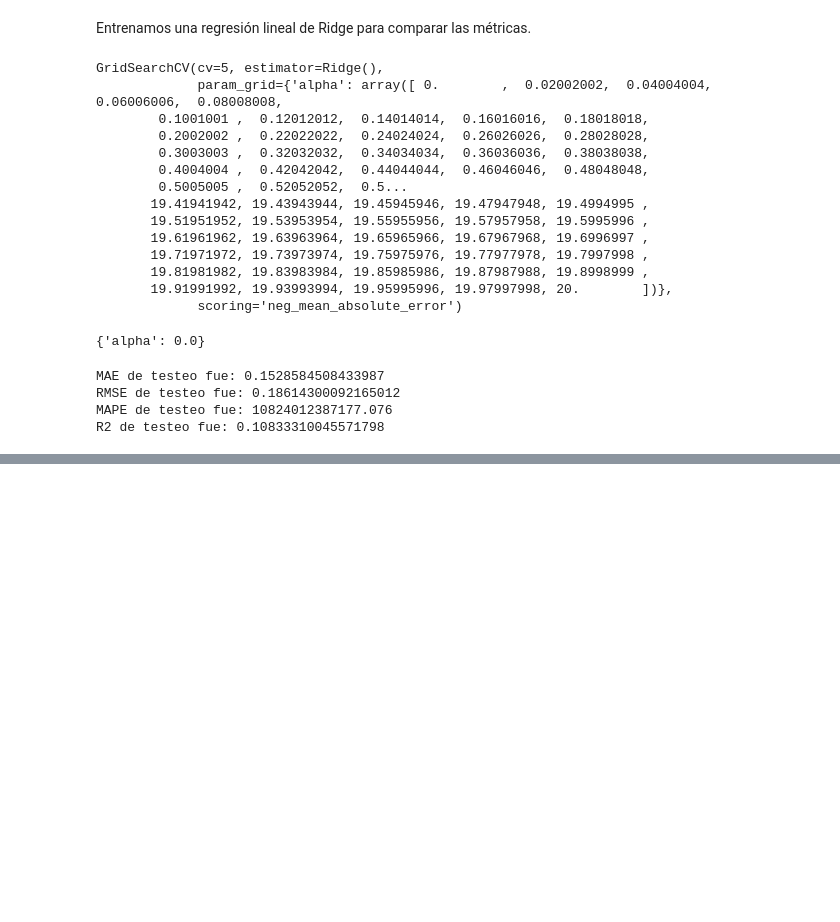
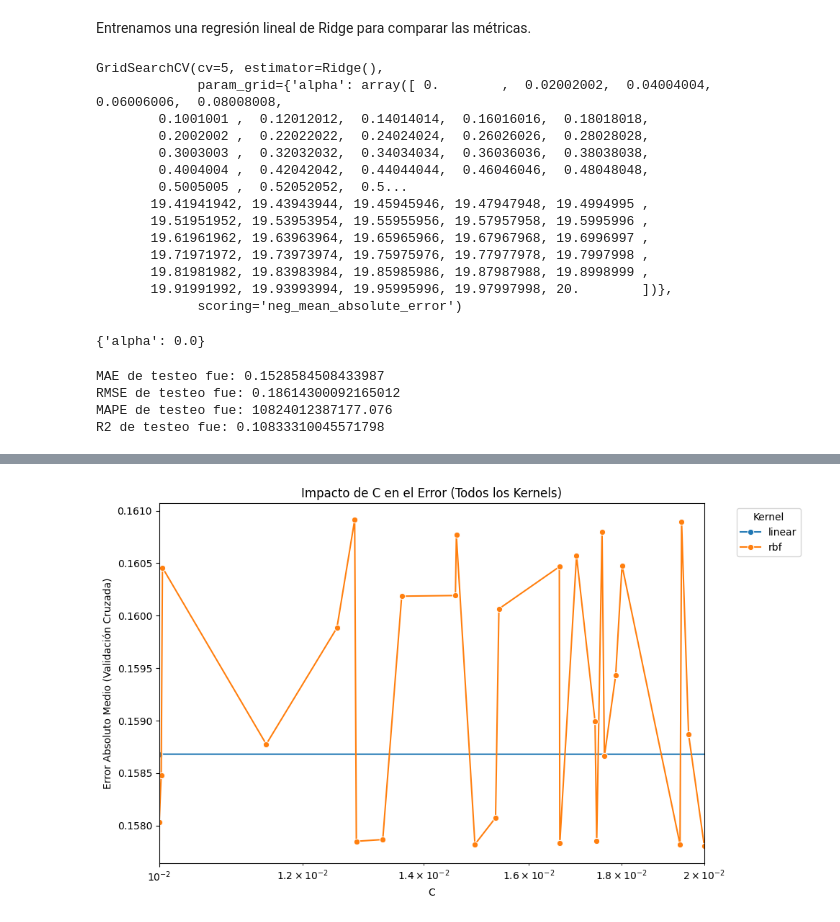
Before and after one commit to mlmicozzi/SPOTIFY, a Jupyter notebook: svr.ipynb, the cells around one changed output, grey strips where cells are left out. Saved outputs shown, nothing was run; the diff lists cells and outputs as text; code cells hidden in the pictures; blank space fills up the shorter version.

Commit message:
Predicción SVR para df_pca9

```diff
--- a/svr.ipynb
+++ b/svr.ipynb
@@ -1161,0 +1194,3 @@ R2 de testeo fue: 0.10833310045571798
+# %%
+from sklearn.model_selection import train_test_split
+X_train, X_test, y_train, y_test = train_test_split(X, y, test_size=0.3, random_state=42)
@@ -1161,0 +1201,5 @@ R2 de testeo fue: 0.10833310045571798
+# %%
+from sklearn.svm import SVR
+from sklearn.model_selection import GridSearchCV
+
+svm_hitters = SVR()
@@ -1161,0 +1212,12 @@ R2 de testeo fue: 0.10833310045571798
+# %%
+param_lin_scaled = [{"C": [0.01, 0.1, 1, 5, 10, 100], "kernel": ["linear"]}]
+
+grid_lin_scaled = GridSearchCV(svm_hitters,
+                           param_lin_scaled,
+                           refit=True,
+                           verbose=3,
+                           cv=5,
+                           n_jobs=-1,
+                           scoring='neg_mean_absolute_error')
+
+grid_lin_scaled.fit(X_train, y_train)
@@ -1161,0 +1452,65 @@ R2 de testeo fue: 0.10833310045571798
+# %%
+# Convertir los valores negativos de la puntuación a errores positivos
+all_results['mean_absolute_error'] = -all_results['mean_test_score']
+
+# Eliminar filas con valores NaN en 'mean_absolute_error', 'param_C' y 'param_kernel'
+all_results = all_results.dropna(subset=['mean_absolute_error', 'param_C', 'param_kernel'])
+
+# Convertir 'param_C' a tipo numérico si es necesario
+all_results['param_C'] = all_results['param_C'].astype(float)
+
+# Convertir 'param_kernel' a tipo string si es necesario
+all_results['param_kernel'] = all_results['param_kernel'].astype(str)
+
+# **Eliminar filas donde 'param_kernel' es la cadena 'nan'**
+all_results = all_results[all_results['param_kernel'] != 'nan']
+
+# Gráfico 1: Impacto de C en el Error para todos los kernels
+plt.figure(figsize=(10, 6))
+sns.lineplot(
+    data=all_results,
+    x='param_C',
+    y='mean_absolute_error',
+    hue='param_kernel',
+    marker='o'
+)
+plt.xlim(1e-2, 2e-2)  # Establece un rango desde 0.01 hasta 10 en el eje x
+plt.title('Impacto de C en el Error (Todos los Kernels)')
+plt.xlabel('C')
+plt.ylabel('Error Absoluto Medio (Validación Cruzada)')
+plt.xscale('log')  # Escala logarítmica si C varía en órdenes de magnitud
+plt.legend(title='Kernel', bbox_to_anchor=(1.05, 1), loc='upper left')
+plt.tight_layout()
+plt.show()
+
+# Filtrar resultados para el kernel 'rbf'
+rbf_results = all_results[all_results['param_kernel'] == 'rbf'].copy()
+
+# Eliminar filas con valores NaN en 'param_gamma' y 'mean_absolute_error'
+rbf_results = rbf_results.dropna(subset=['param_gamma', 'mean_absolute_error', 'param_C'])
+
+# Convertir 'param_gamma' y 'param_C' a tipo numérico si es necesario
+rbf_results['param_gamma'] = rbf_results['param_gamma'].astype(float)
+rbf_results['param_C'] = rbf_results['param_C'].astype(float)
+
+# **Eliminar filas donde 'param_gamma' es la cadena 'nan'**
+rbf_results = rbf_results[rbf_results['param_gamma'] != 'nan']
+
+# Gráfico 2: Impacto de gamma en el Error para el kernel 'rbf'
+plt.figure(figsize=(10, 6))
+sns.lineplot(
+    data=rbf_results,
+    x='param_gamma',
+    y='mean_absolute_error',
+    hue='param_C',
+    marker='o'
+)
+plt.title('Impacto de Gamma en el Error (Kernel RBF)')
+plt.xlabel('Gamma')
+plt.ylabel('Error Absoluto Medio (Validación Cruzada)')
+plt.xscale('log')  # Escala logarítmica si gamma varía en órdenes de magnitud
+plt.legend(title='C', bbox_to_anchor=(1.05, 1), loc='upper left')
+plt.tight_layout()
+plt.show()
+# %% [output]
+[figure, added]
```
Also changed, not shown: parts of 36 cells of this notebook.
